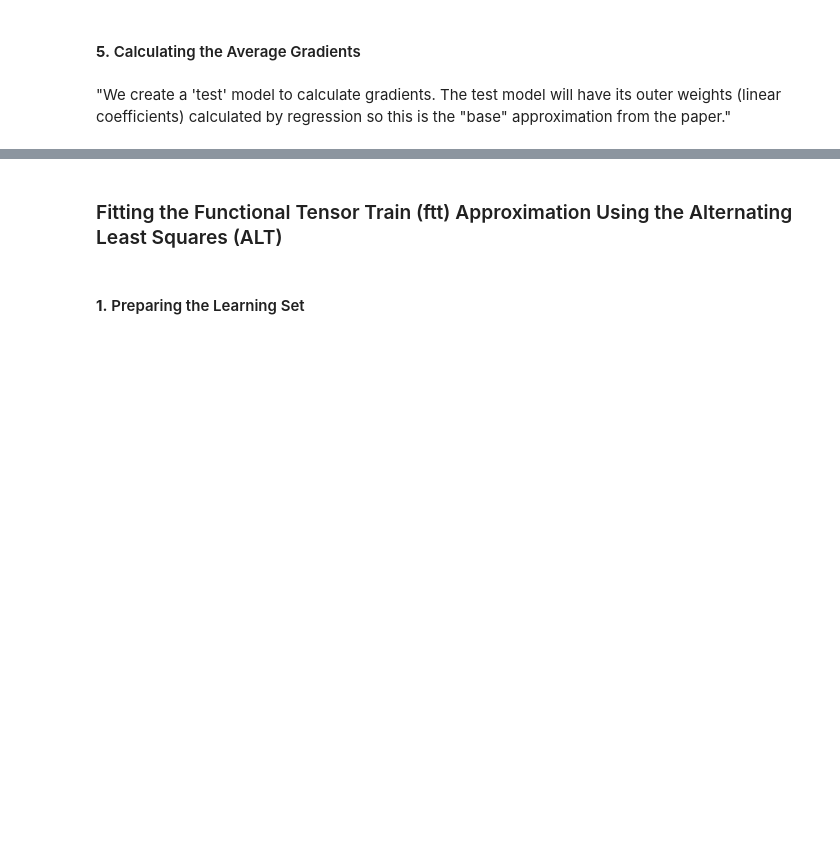
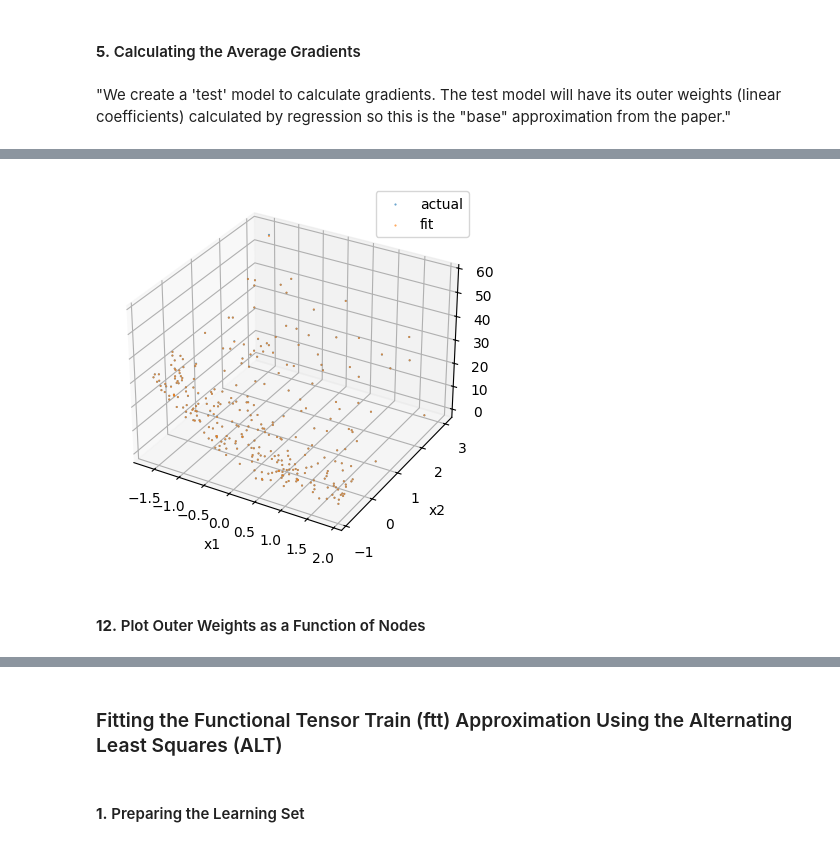
Before and after one commit to 7mxd/american-option-pricing-ml, a Jupyter notebook: gss_ftt.ipynb, the cells around one changed output, grey strips where cells are left out. Drawn from its saved outputs; the diff is of its cells as text; code cells hidden in the pictures; blank space fills up the shorter version.

```diff
--- a/gss_ftt.ipynb
+++ b/gss_ftt.ipynb
@@ -232,0 +465,19 @@ print("Normalized Directional Risk Magnitudes: ", average_slopes)
+# %%
+%matplotlib inline
+
+plot_step = 100
+ax = plt.axes(projection="3d")
+
+ax.scatter(testX[::plot_step, 0], testX[::plot_step, 1], testY[::plot_step],
+           marker=".", alpha=0.75, s=1, label="actual")
+ax.scatter(testX[::plot_step, 0], testX[::plot_step, 1], test_fit[::plot_step, 0],
+           marker=".", alpha=0.75, s=1, label="fit")
+
+plt.xlabel("x1")
+plt.ylabel("x2")
+plt.legend(loc="best")
+plt.show()
+# %% [output]
+[figure, added]
+# %% [markdown]
+#### **12.** Plot Outer Weights as a Function of Nodes
```
Also changed, not shown: parts of 37 cells of this notebook, 3 other files.
